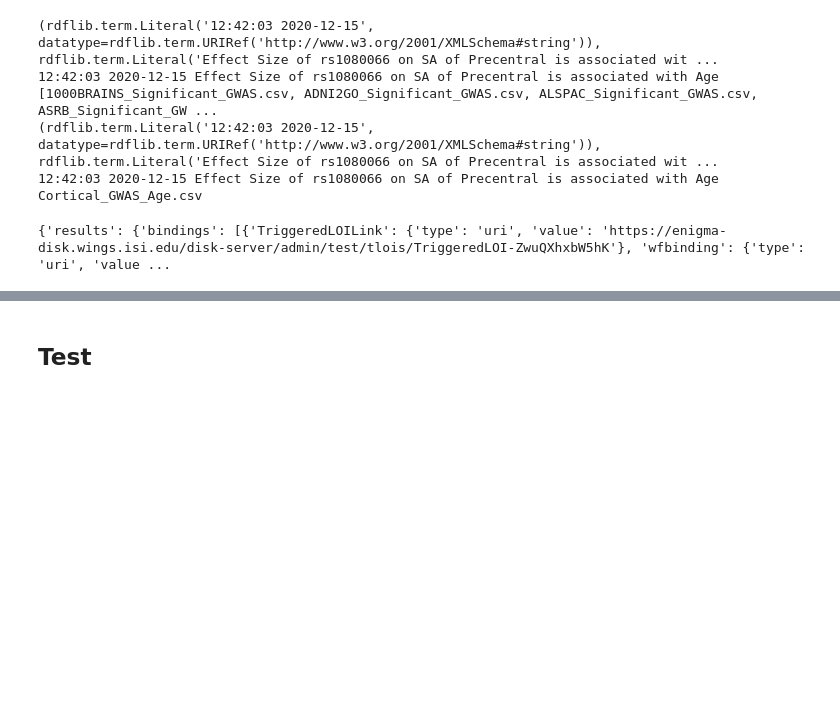
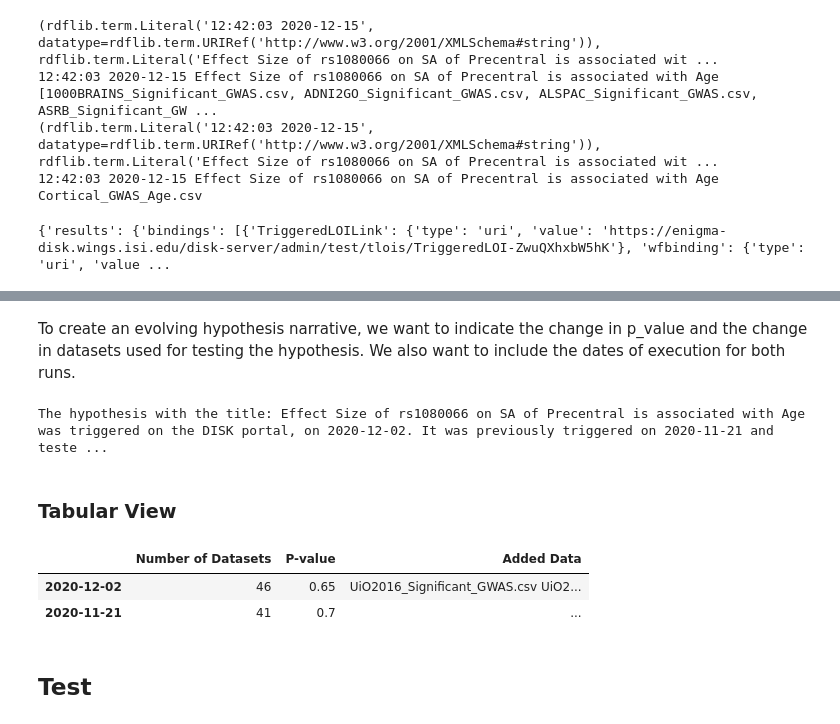
Before and after one commit to haripriyad252/ENIGMA_ODS_utilities, a Jupyter notebook: Data Narratives Example2.ipynb, the cells around one changed output, grey strips where cells are left out. Saved outputs shown, nothing was run; the diff lists cells and outputs as text; code cells hidden in the pictures; blank space fills up the shorter version.

```diff
--- a/Data Narratives Example2.ipynb
+++ b/Data Narratives Example2.ipynb
@@ -222,6 +223,7 @@ template_data.update({"HypothesisLink":data['HypothesisLink']})
 template_data.update({"TriggeredLOILink":data['TriggeredLOILink']})
 template_data.update({"LOILink":data['LOILink']})
 template_data.update({"Pvalue":data['pvalue']['value']})
+template_data.update({"date":data['date']})
 
 template_data
 # %% [output]
@@ -577,3 +592,48 @@ template_data
+# %% [markdown]
+To create an evolving hypothesis narrative, we want to indicate the change in p_value and the change in datasets used for testing the hypothesis. We also want to include the dates of execution for both runs.
+# %%
+hypothesis_template_data=dict()
+hypothesis_template_data['Hypothesis'] = template_data['Hypothesis']
+hypothesis_template_data['curr_datasets'] = template_data['bindingValue']
+hypothesis_template_data['curr_count_datasets'] = len(template_data['bindingValue'].split(','))
+hypothesis_template_data['curr_date'] = template_data['date']['value'][-10:]
+hypothesis_template_data['curr_pvalue'] = round(float(template_data['Pvalue']),2) #round(int(template_data['Pvalue']),2)
+
+hypothesis_template_data['last_datasets'] = template_data2['bindingValue']
+hypothesis_template_data['last_count_datasets'] = len(template_data2['bindingValue'].split(','))
+hypothesis_template_data['last_date'] = template_data2['date']['value'][-10:]
+hypothesis_template_data['last_pvalue'] = round(float(template_data2['Pvalue']),2) #round(int(template_data2['Pvalue']),2)
+hypothesis_template_data['difference'] = int(len(template_data['bindingValue'].split(',')))-int(len(template_data2['bindingValue'].split(',')))
+
+new_data = ""
+for x in hypothesis_template_data['curr_datasets'].split(','):
+    if x not in hypothesis_template_data['last_datasets'].split(','):
+        new_data += x
+
+new_data = new_data.strip()
+hypothesis_template_data['newdata'] = new_data
+
+hypothesis_template = "The hypothesis with the title:{{#Hypothesis}} {{value}} {{/Hypothesis}} was triggered on the DISK portal, on {{curr_date}}. It was previously triggered on {{last_date}} and tested with {{last_count_datasets}} datasets, resulting in a p-value of {{last_pvalue}}. As of {{curr_date}}, it has been tested with {{difference}} additional datasets ({{newdata}}), resulting in an updated p-value of {{curr_pvalue}}."
+print(pystache.render(hypothesis_template,hypothesis_template_data))
+# %% [output]
+The hypothesis with the title: Effect Size of rs1080066 on SA of Precentral is associated with Age  was triggered on the DISK portal, on 2020-12-02. It was previously triggered on 2020-11-21 and teste ...
+# %% [markdown]
+### Tabular View
+# %%
+hyp_table = dict()
+hyp_table[hypothesis_template_data['curr_date']]=[hypothesis_template_data['curr_count_datasets'],round(float(hypothesis_template_data['curr_pvalue']),2),new_data]
+hyp_table[hypothesis_template_data['last_date']]=[hypothesis_template_data['last_count_datasets'],round(float(hypothesis_template_data['last_pvalue']),2),"..."]
+
+# hyp_table
+# %%
+df_hyp = pd.DataFrame(hyp_table)
+df_hyp = df_hyp.transpose()
+df_hyp.columns = ["Number of Datasets","P-value","Added Data"]
+df_hyp.head()
+# %% [output]
+|  | Number of Datasets | P-value | Added Data |
+| 2020-12-02 | 46 | 0.65 | UiO2016_Significant_GWAS.csv UiO2... |
+| 2020-11-21 | 41 | 0.7 | ... |
 # %% [markdown]
 ## Test
 # %%
```
Also changed, not shown: parts of 7 cells of this notebook.
